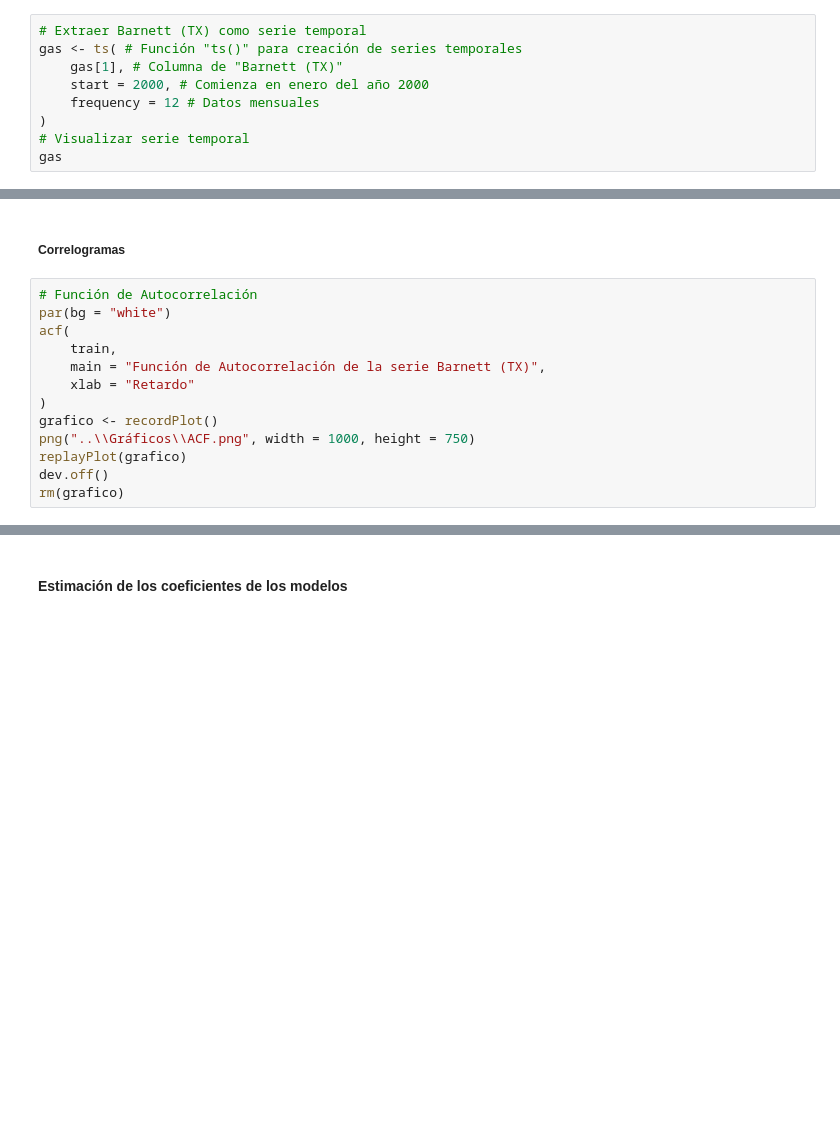
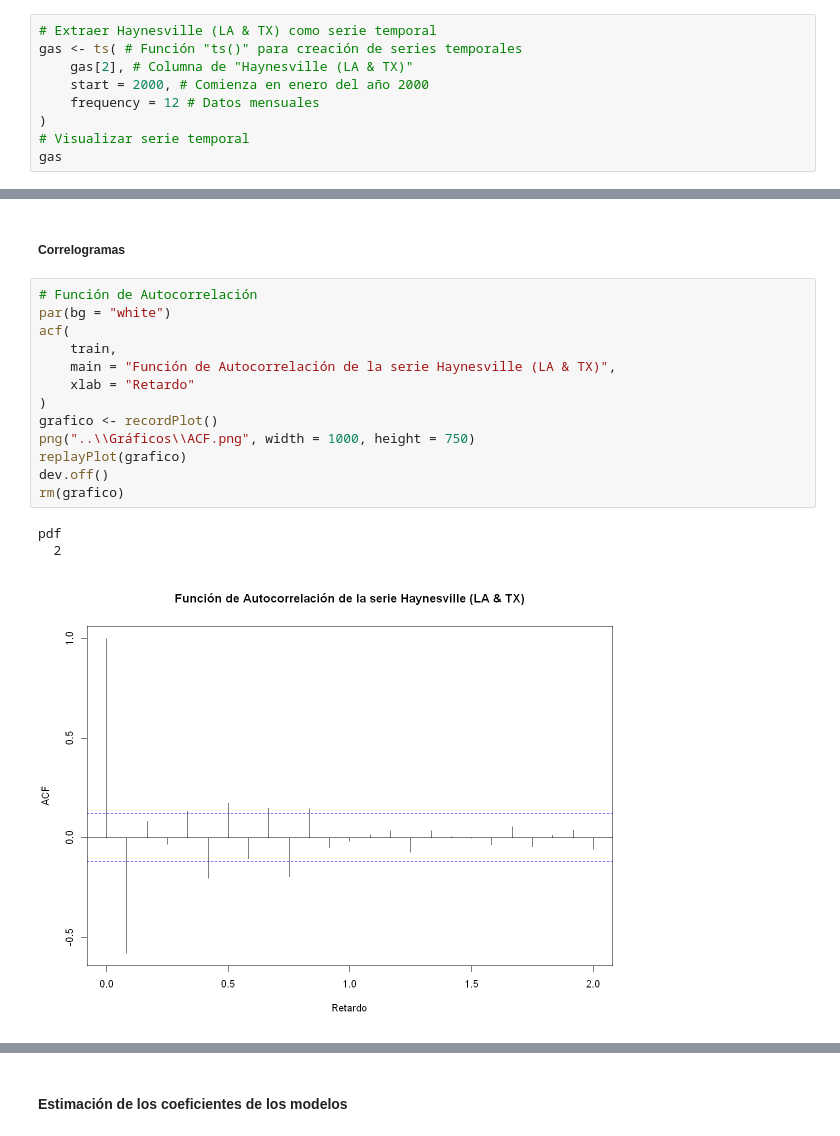
Before and after one commit to Ricardo-Werner-Rivas/TFG-pyrcore-BA-UFV, a Jupyter notebook: Cuadernillos/01 - Análisis en R.ipynb, the cells around one changed output, grey strips where cells are left out. Saved outputs shown, nothing was run; the diff lists cells and outputs as text; blank space fills up the shorter version.

```diff
--- a/Cuadernillos/01 - Análisis en R.ipynb
+++ b/Cuadernillos/01 - Análisis en R.ipynb
@@ -63,7 +108,7 @@ Dado que se replica este trabajo de la asignatura *Data Modelling: Econometría*
 # %%
-# Extraer Barnett (TX) como serie temporal
+# Extraer Haynesville (LA & TX) como serie temporal
 gas <- ts( # Función "ts()" para creación de series temporales
-    gas[1], # Columna de "Barnett (TX)"
+    gas[2], # Columna de "Haynesville (LA & TX)"
     start = 2000, # Comienza en enero del año 2000
     frequency = 12 # Datos mensuales
 )
@@ -245,16 +425,20 @@ train
 # %%
 # Función de Autocorrelación
 par(bg = "white")
 acf(
     train,
-    main = "Función de Autocorrelación de la serie Barnett (TX)",
+    main = "Función de Autocorrelación de la serie Haynesville (LA & TX)",
     xlab = "Retardo"
 )
 grafico <- recordPlot()
 png("..\\Gráficos\\ACF.png", width = 1000, height = 750)
 replayPlot(grafico)
 dev.off()
 rm(grafico)
+# %% [output]
+pdf
+  2
+[figure, added]
 # %%
 # Función de Autocorrelación Parcial
 par(bg = "white")
```
Also changed, not shown: parts of 36 cells of this notebook, 11 other files.
